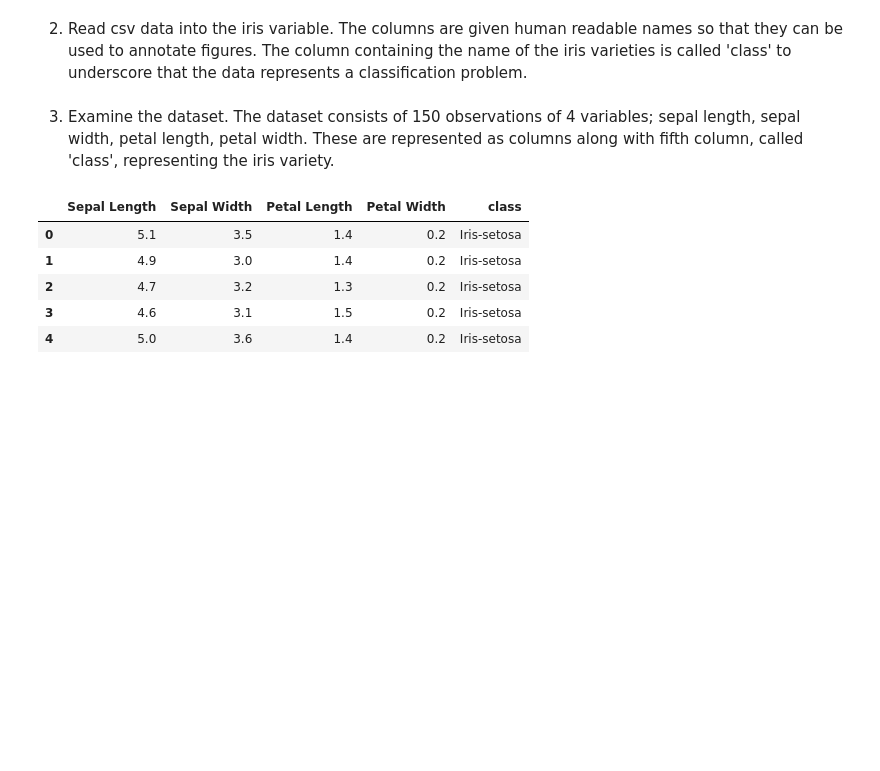
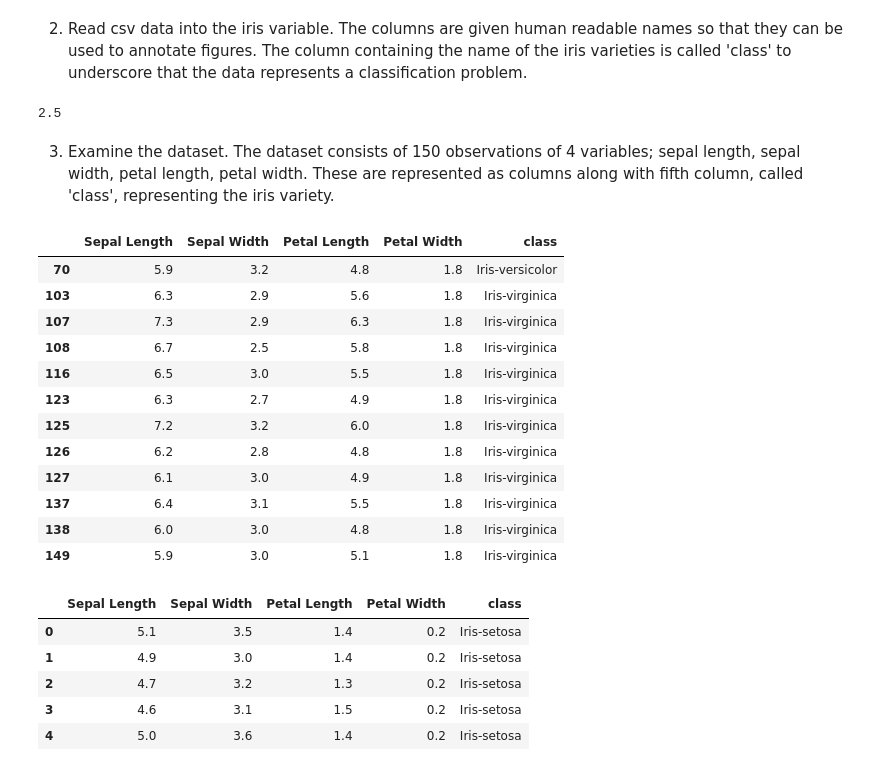
Before and after one commit to fod/pands-project2021, a Jupyter notebook: iris_analysis.ipynb, the cells around one changed output. Saved outputs shown, nothing was run; the diff lists cells and outputs as text; code cells hidden in the pictures; blank space fills up the shorter version.

Commit message:
Adding max width table

```diff
--- a/iris_analysis.ipynb
+++ b/iris_analysis.ipynb
@@ -11,9 +11,29 @@ The columns are given human readable names so that they can be used to annotate
 # %%
 # Read CSV file to data frame and name the variables
 iris = pd.read_csv("iris_data/bezdekIris.data", names=["Sepal Length", "Sepal Width", "Petal Length", "Petal Width", "class"])
+# %%
+np.max(iris["Petal Width"])
+# %% [output]
+2.5
 # %% [markdown]
 3. Examine the dataset.
 The dataset consists of 150 observations of 4 variables; sepal length, sepal width, petal length, petal width. These are represented as      columns along with fifth column, called 'class', representing the iris variety.
+# %%
+iris[iris["Petal Width"] == 1.8]
+# %% [output]
+|  | Sepal Length | Sepal Width | Petal Length | Petal Width | class |
+| 70 | 5.9 | 3.2 | 4.8 | 1.8 | Iris-versicolor |
+| 103 | 6.3 | 2.9 | 5.6 | 1.8 | Iris-virginica |
+| 107 | 7.3 | 2.9 | 6.3 | 1.8 | Iris-virginica |
+| 108 | 6.7 | 2.5 | 5.8 | 1.8 | Iris-virginica |
+| 116 | 6.5 | 3.0 | 5.5 | 1.8 | Iris-virginica |
+| 123 | 6.3 | 2.7 | 4.9 | 1.8 | Iris-virginica |
+| 125 | 7.2 | 3.2 | 6.0 | 1.8 | Iris-virginica |
+| 126 | 6.2 | 2.8 | 4.8 | 1.8 | Iris-virginica |
+| 127 | 6.1 | 3.0 | 4.9 | 1.8 | Iris-virginica |
+| 137 | 6.4 | 3.1 | 5.5 | 1.8 | Iris-virginica |
+| 138 | 6.0 | 3.0 | 4.8 | 1.8 | Iris-virginica |
+| 149 | 5.9 | 3.0 | 5.1 | 1.8 | Iris-virginica |
 # %%
 # Examine the first 5 rows in the dataset
 iris.head()
```
Also changed, not shown: 1 other file.
